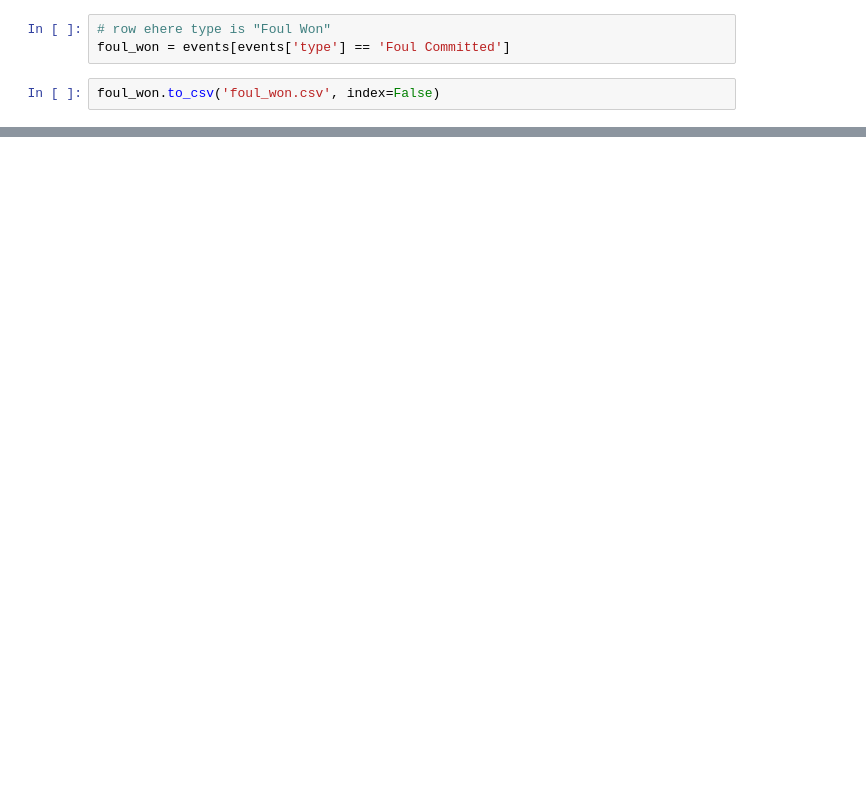
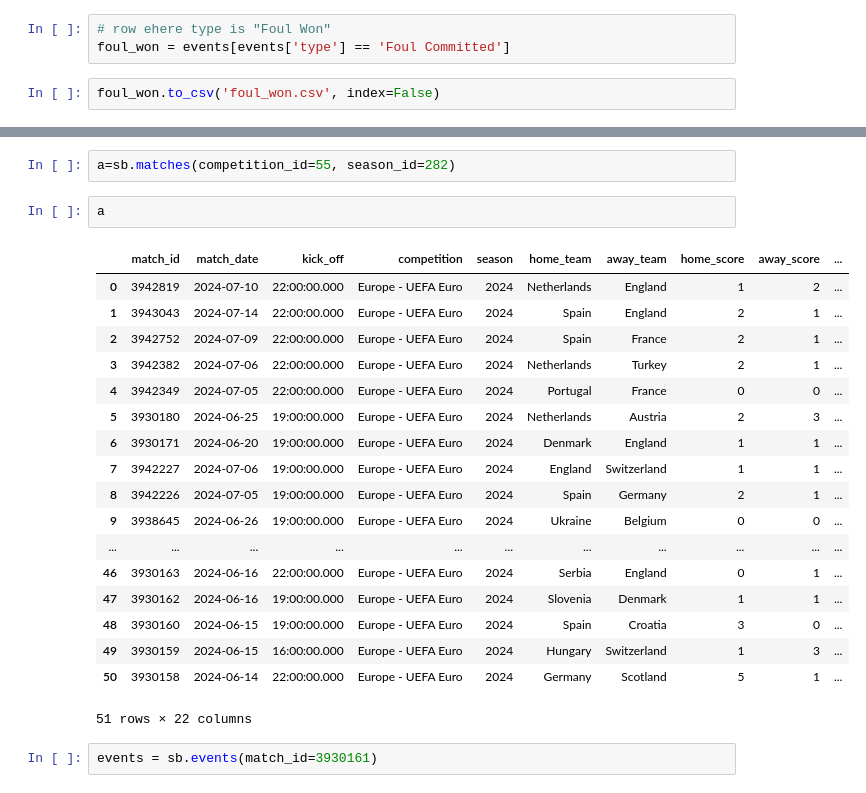
Before and after one commit to ItsMeAbby/Football-Analytics, a Jupyter notebook: data.ipynb, the cells around one changed output, grey strips where cells are left out. Drawn from its saved outputs; the diff is of its cells as text; blank space fills up the shorter version.

```diff
--- a/data.ipynb
+++ b/data.ipynb
@@ -87,0 +38,25 @@ sb.lineups(3895302)
+# %%
+a=sb.matches(competition_id=55, season_id=282)
+# %%
+a
+# %% [output]
+|  | match_id | match_date | kick_off | competition | season | home_team | away_team | home_score | away_score | ... |
+| 0 | 3942819 | 2024-07-10 | 22:00:00.000 | Europe - UEFA Euro | 2024 | Netherlands | England | 1 | 2 | ... |
+| 1 | 3943043 | 2024-07-14 | 22:00:00.000 | Europe - UEFA Euro | 2024 | Spain | England | 2 | 1 | ... |
+| 2 | 3942752 | 2024-07-09 | 22:00:00.000 | Europe - UEFA Euro | 2024 | Spain | France | 2 | 1 | ... |
+| 3 | 3942382 | 2024-07-06 | 22:00:00.000 | Europe - UEFA Euro | 2024 | Netherlands | Turkey | 2 | 1 | ... |
+| 4 | 3942349 | 2024-07-05 | 22:00:00.000 | Europe - UEFA Euro | 2024 | Portugal | France | 0 | 0 | ... |
+| 5 | 3930180 | 2024-06-25 | 19:00:00.000 | Europe - UEFA Euro | 2024 | Netherlands | Austria | 2 | 3 | ... |
+| 6 | 3930171 | 2024-06-20 | 19:00:00.000 | Europe - UEFA Euro | 2024 | Denmark | England | 1 | 1 | ... |
+| 7 | 3942227 | 2024-07-06 | 19:00:00.000 | Europe - UEFA Euro | 2024 | England | Switzerland | 1 | 1 | ... |
+| 8 | 3942226 | 2024-07-05 | 19:00:00.000 | Europe - UEFA Euro | 2024 | Spain | Germany | 2 | 1 | ... |
+| 9 | 3938645 | 2024-06-26 | 19:00:00.000 | Europe - UEFA Euro | 2024 | Ukraine | Belgium | 0 | 0 | ... |
+| ... | ... | ... | ... | ... | ... | ... | ... | ... | ... | ... |
+| 46 | 3930163 | 2024-06-16 | 22:00:00.000 | Europe - UEFA Euro | 2024 | Serbia | England | 0 | 1 | ... |
+| 47 | 3930162 | 2024-06-16 | 19:00:00.000 | Europe - UEFA Euro | 2024 | Slovenia | Denmark | 1 | 1 | ... |
+| 48 | 3930160 | 2024-06-15 | 19:00:00.000 | Europe - UEFA Euro | 2024 | Spain | Croatia | 3 | 0 | ... |
+| 49 | 3930159 | 2024-06-15 | 16:00:00.000 | Europe - UEFA Euro | 2024 | Hungary | Switzerland | 1 | 3 | ... |
+| 50 | 3930158 | 2024-06-14 | 22:00:00.000 | Europe - UEFA Euro | 2024 | Germany | Scotland | 5 | 1 | ... |
+51 rows × 22 columns
+# %%
+events = sb.events(match_id=3930161)
```
Also changed, not shown: parts of 15 cells of this notebook, 3 other files.
